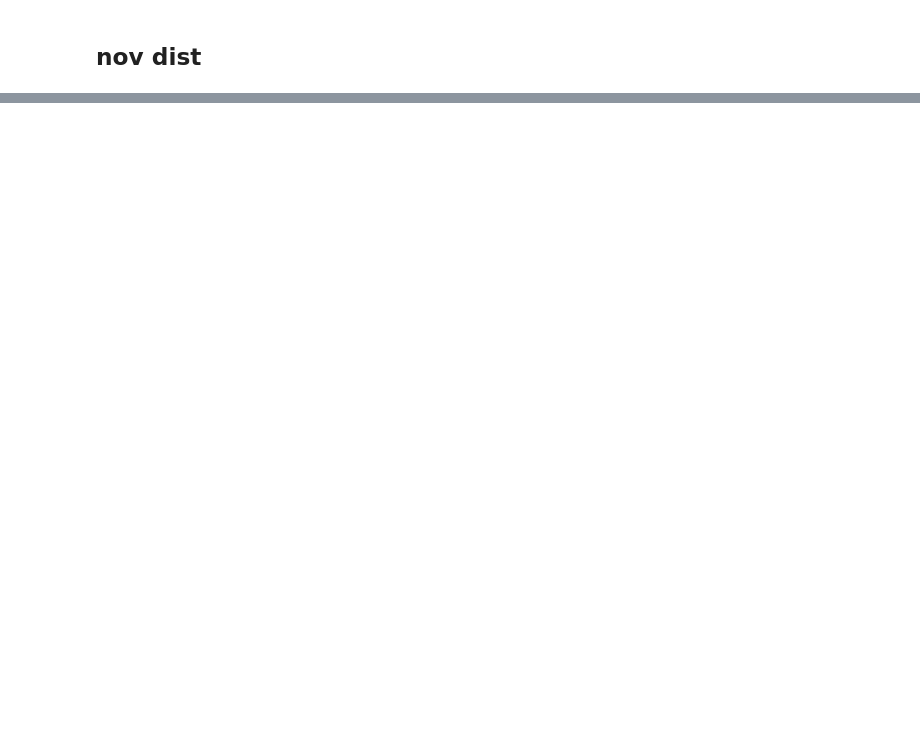
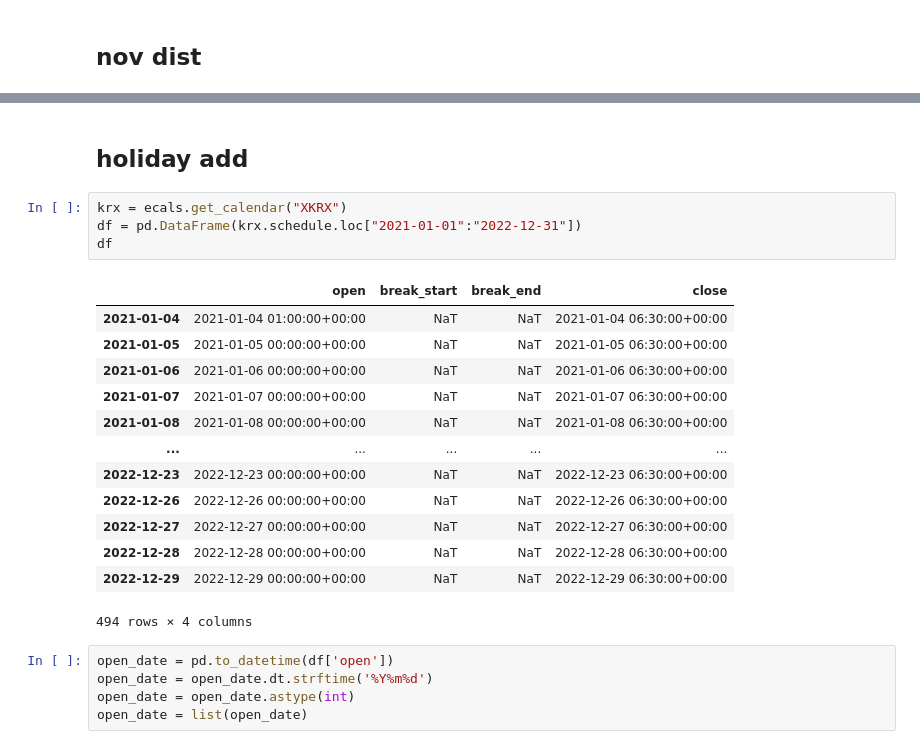
Before and after one commit to noodle-s/Jeju-road-traffic-prediction, a Jupyter notebook: EDA/EDA_oym.ipynb, the cells around one changed output, grey strips where cells are left out. Cells and saved outputs as stored; diff of their text form; blank space fills up the shorter version.

```diff
--- a/EDA/EDA_oym.ipynb
+++ b/EDA/EDA_oym.ipynb
@@ -151,0 +154,25 @@ plt.show()
+# %% [markdown]
+## holiday add
+# %%
+krx = ecals.get_calendar("XKRX")
+df = pd.DataFrame(krx.schedule.loc["2021-01-01":"2022-12-31"])
+df
+# %% [output]
+|  | open | break_start | break_end | close |
+| 2021-01-04 | 2021-01-04 01:00:00+00:00 | NaT | NaT | 2021-01-04 06:30:00+00:00 |
+| 2021-01-05 | 2021-01-05 00:00:00+00:00 | NaT | NaT | 2021-01-05 06:30:00+00:00 |
+| 2021-01-06 | 2021-01-06 00:00:00+00:00 | NaT | NaT | 2021-01-06 06:30:00+00:00 |
+| 2021-01-07 | 2021-01-07 00:00:00+00:00 | NaT | NaT | 2021-01-07 06:30:00+00:00 |
+| 2021-01-08 | 2021-01-08 00:00:00+00:00 | NaT | NaT | 2021-01-08 06:30:00+00:00 |
+| ... | ... | ... | ... | ... |
+| 2022-12-23 | 2022-12-23 00:00:00+00:00 | NaT | NaT | 2022-12-23 06:30:00+00:00 |
+| 2022-12-26 | 2022-12-26 00:00:00+00:00 | NaT | NaT | 2022-12-26 06:30:00+00:00 |
+| 2022-12-27 | 2022-12-27 00:00:00+00:00 | NaT | NaT | 2022-12-27 06:30:00+00:00 |
+| 2022-12-28 | 2022-12-28 00:00:00+00:00 | NaT | NaT | 2022-12-28 06:30:00+00:00 |
+| 2022-12-29 | 2022-12-29 00:00:00+00:00 | NaT | NaT | 2022-12-29 06:30:00+00:00 |
+494 rows × 4 columns
+# %%
+open_date = pd.to_datetime(df['open'])
+open_date = open_date.dt.strftime('%Y%m%d')
+open_date = open_date.astype(int)
+open_date = list(open_date)
```
Also changed, not shown: parts of 17 cells of this notebook.
